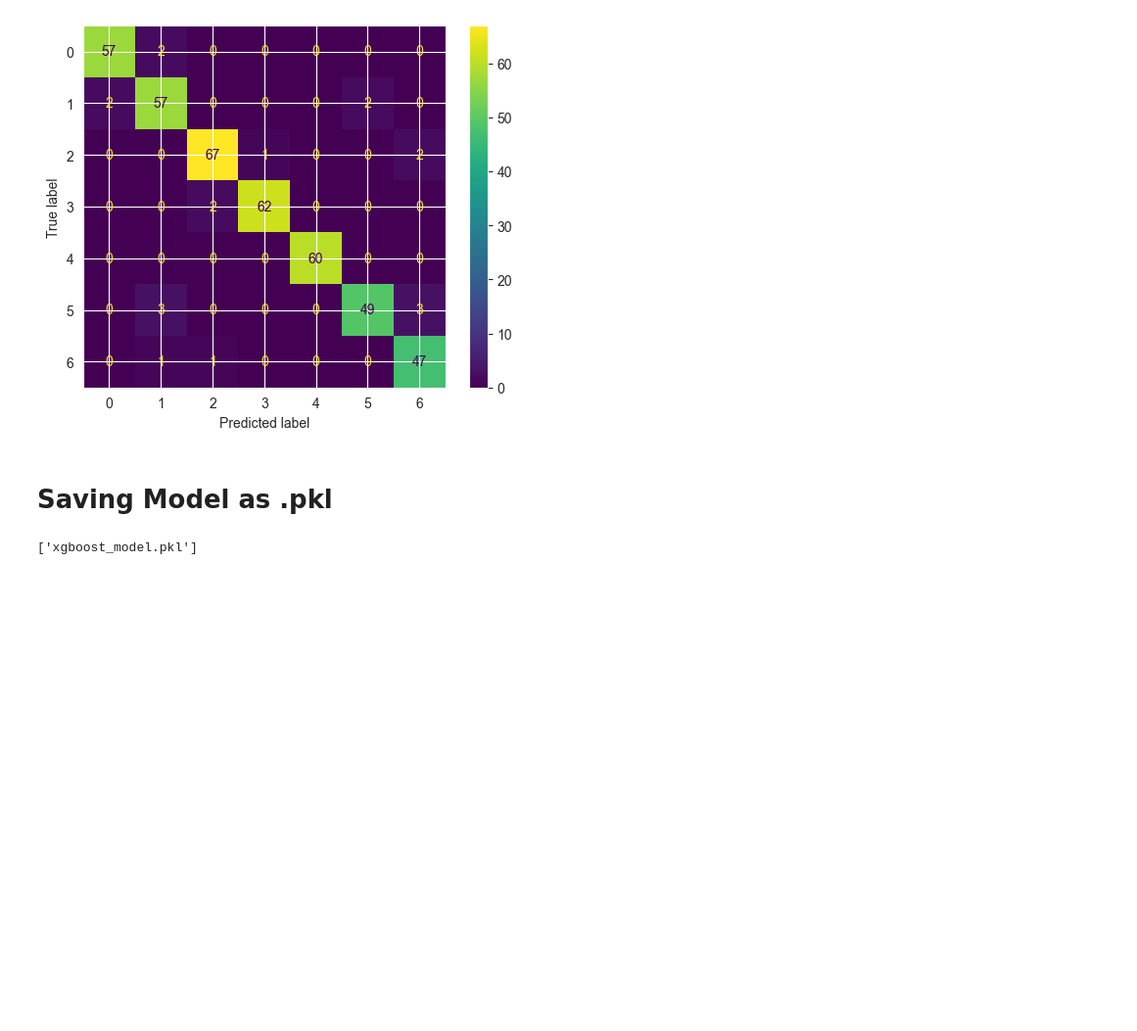
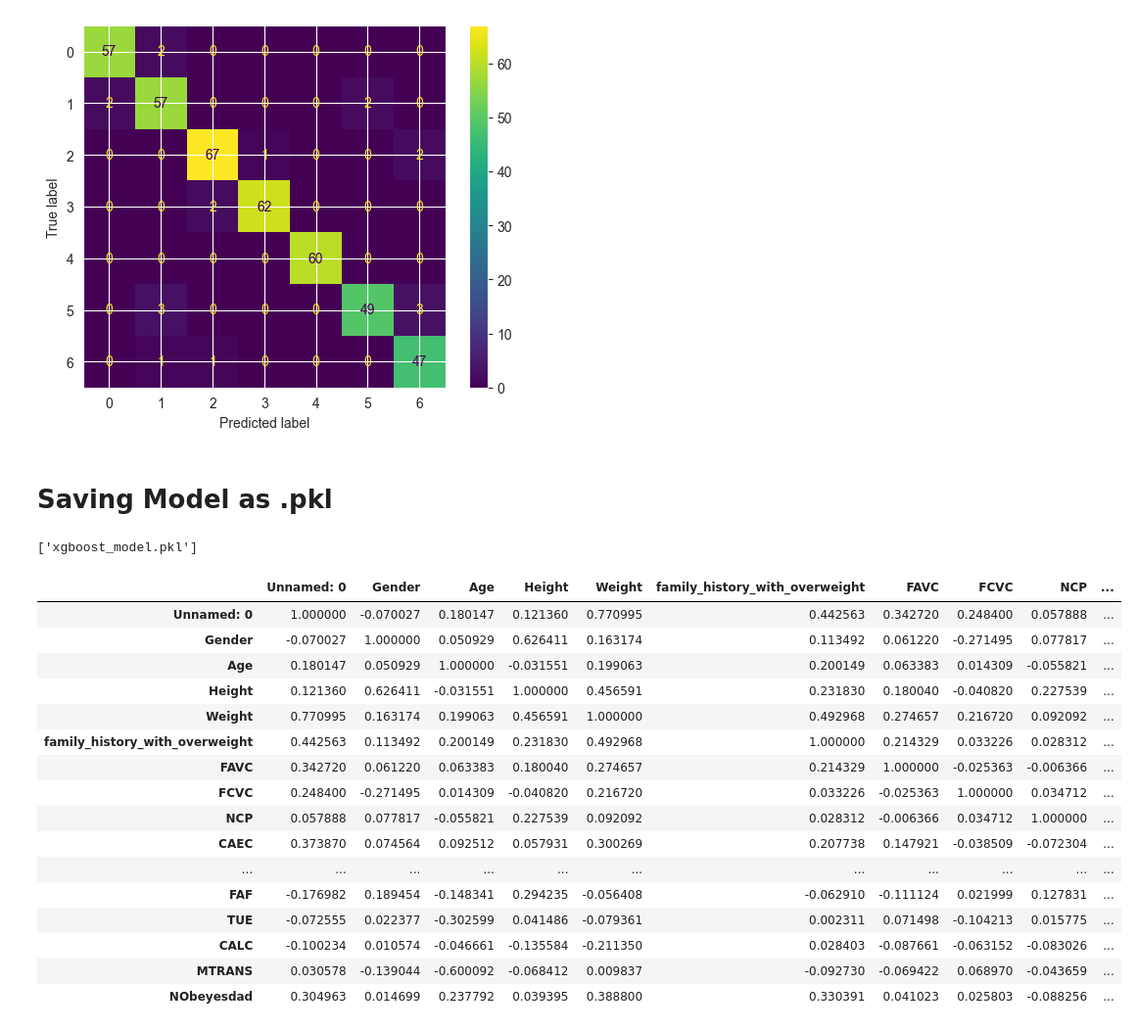
Before and after one commit to AlpikTech/ISTDS-proje3, a Jupyter notebook: Notebook.ipynb, the cells around one changed output. Shown at 98% size. Saved outputs shown, nothing was run; the diff lists cells and outputs as text; code cells hidden in the pictures; blank space fills up the shorter version.

```diff
--- a/Notebook.ipynb
+++ b/Notebook.ipynb
@@ -485,3 +485,24 @@ from joblib import dump, load
 dump(xgb, 'xgboost_model.pkl')
 # %% [output]
 ['xgboost_model.pkl']
+# %%
+correlation = df.corr()
+correlation
+# %% [output]
+|  | Unnamed: 0 | Gender | Age | Height | Weight | family_history_with_overweight | FAVC | FCVC | NCP | ... |
+| Unnamed: 0 | 1.000000 | -0.070027 | 0.180147 | 0.121360 | 0.770995 | 0.442563 | 0.342720 | 0.248400 | 0.057888 | ... |
+| Gender | -0.070027 | 1.000000 | 0.050929 | 0.626411 | 0.163174 | 0.113492 | 0.061220 | -0.271495 | 0.077817 | ... |
+| Age | 0.180147 | 0.050929 | 1.000000 | -0.031551 | 0.199063 | 0.200149 | 0.063383 | 0.014309 | -0.055821 | ... |
+| Height | 0.121360 | 0.626411 | -0.031551 | 1.000000 | 0.456591 | 0.231830 | 0.180040 | -0.040820 | 0.227539 | ... |
+| Weight | 0.770995 | 0.163174 | 0.199063 | 0.456591 | 1.000000 | 0.492968 | 0.274657 | 0.216720 | 0.092092 | ... |
+| family_history_with_overweight | 0.442563 | 0.113492 | 0.200149 | 0.231830 | 0.492968 | 1.000000 | 0.214329 | 0.033226 | 0.028312 | ... |
+| FAVC | 0.342720 | 0.061220 | 0.063383 | 0.180040 | 0.274657 | 0.214329 | 1.000000 | -0.025363 | -0.006366 | ... |
+| FCVC | 0.248400 | -0.271495 | 0.014309 | -0.040820 | 0.216720 | 0.033226 | -0.025363 | 1.000000 | 0.034712 | ... |
+| NCP | 0.057888 | 0.077817 | -0.055821 | 0.227539 | 0.092092 | 0.028312 | -0.006366 | 0.034712 | 1.000000 | ... |
+| CAEC | 0.373870 | 0.074564 | 0.092512 | 0.057931 | 0.300269 | 0.207738 | 0.147921 | -0.038509 | -0.072304 | ... |
+| ... | ... | ... | ... | ... | ... | ... | ... | ... | ... | ... |
+| FAF | -0.176982 | 0.189454 | -0.148341 | 0.294235 | -0.056408 | -0.062910 | -0.111124 | 0.021999 | 0.127831 | ... |
+| TUE | -0.072555 | 0.022377 | -0.302599 | 0.041486 | -0.079361 | 0.002311 | 0.071498 | -0.104213 | 0.015775 | ... |
+| CALC | -0.100234 | 0.010574 | -0.046661 | -0.135584 | -0.211350 | 0.028403 | -0.087661 | -0.063152 | -0.083026 | ... |
+| MTRANS | 0.030578 | -0.139044 | -0.600092 | -0.068412 | 0.009837 | -0.092730 | -0.069422 | 0.068970 | -0.043659 | ... |
+| NObeyesdad | 0.304963 | 0.014699 | 0.237792 | 0.039395 | 0.388800 | 0.330391 | 0.041023 | 0.025803 | -0.088256 | ... |
```
Also changed, not shown: 1 other file.
